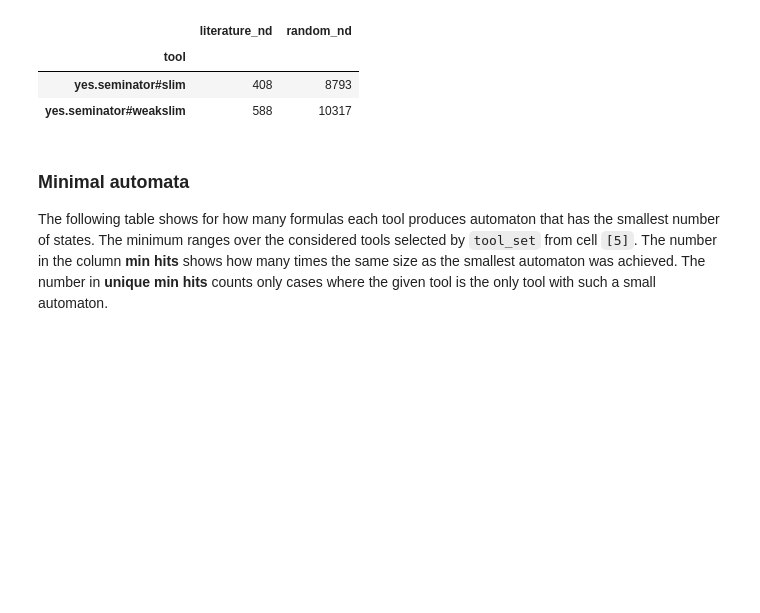
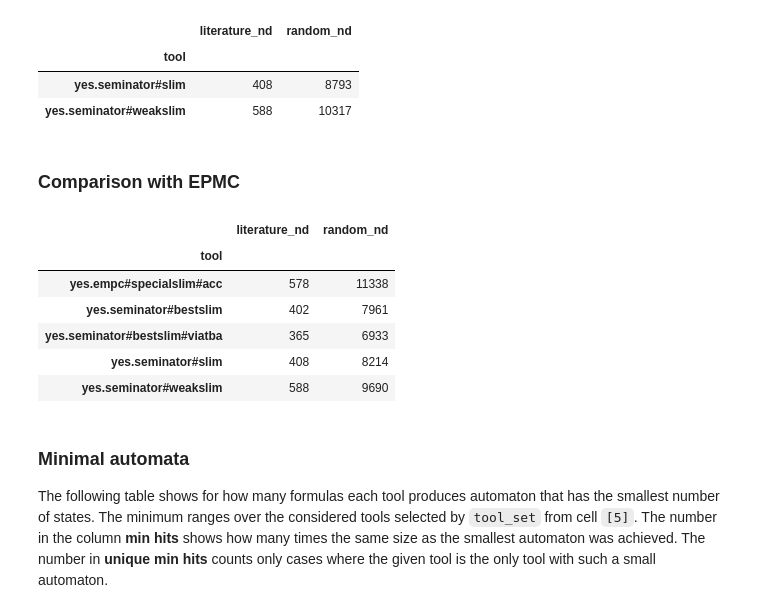
Before and after one commit to psimovec/seminator-evaluation, a Jupyter notebook: slim/create_all.ipynb, the cells around one changed output. Cells and saved outputs as stored; diff of their text form; code cells hidden in the pictures; blank space fills up the shorter version.

```diff
--- a/slim/create_all.ipynb
+++ b/slim/create_all.ipynb
@@ -104,6 +148,18 @@ gather_cumulative(nd_benchmarks, tool_set=slim)
 | tool |  |  |
 | yes.seminator#slim | 408 | 8793 |
 | yes.seminator#weakslim | 588 | 10317 |
+# %% [markdown]
+### Comparison with EPMC
+# %%
+gather_cumulative(nd_benchmarks, tool_set=tool_set)
+# %% [output]
+|  | literature_nd | random_nd |
+| tool |  |  |
+| yes.empc#specialslim#acc | 578 | 11338 |
+| yes.seminator#bestslim | 402 | 7961 |
+| yes.seminator#bestslim#viatba | 365 | 6933 |
+| yes.seminator#slim | 408 | 8214 |
+| yes.seminator#weakslim | 588 | 9690 |
 # %% [markdown]
 ### Minimal automata
 
```
Also changed, not shown: parts of 18 cells of this notebook.
